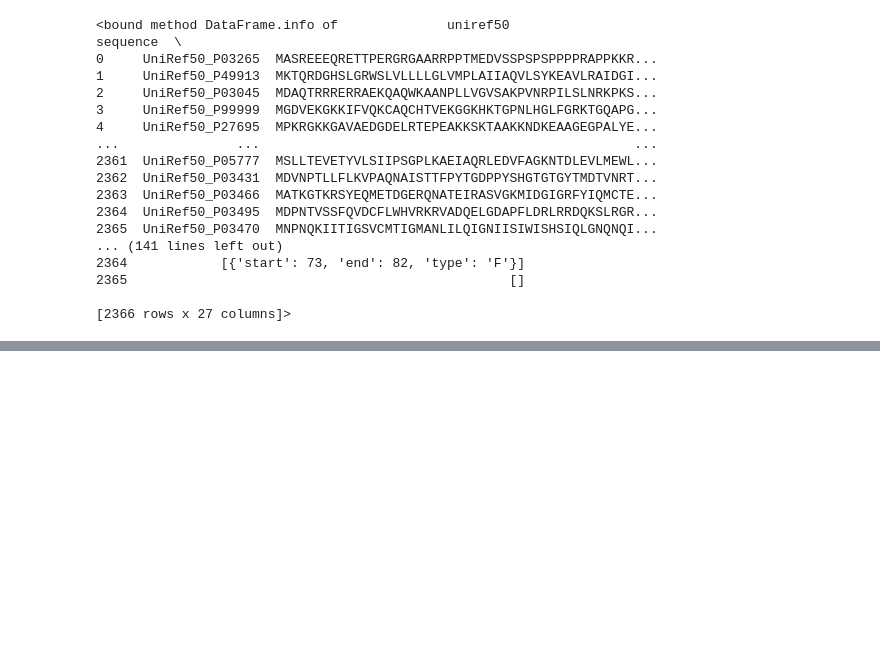
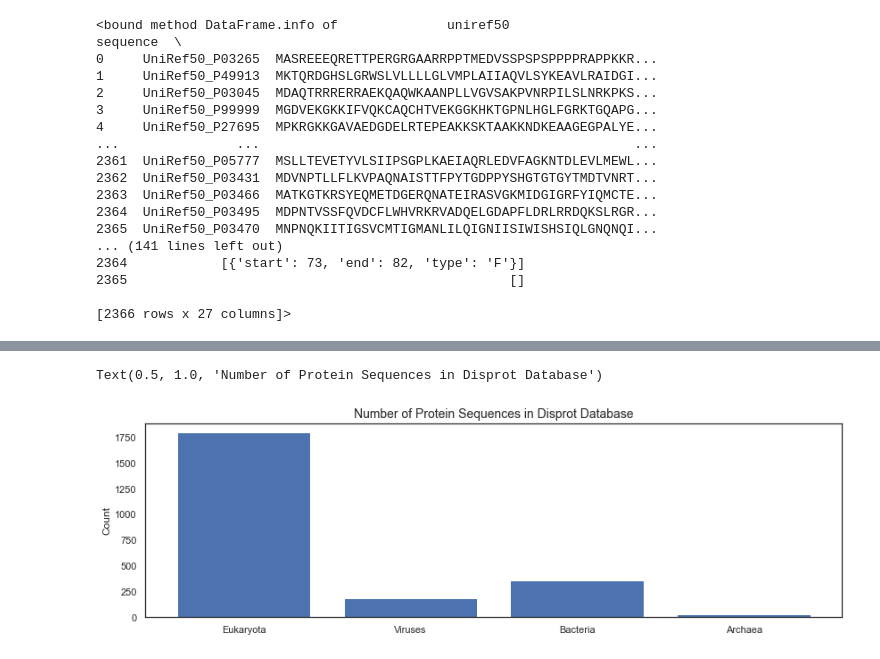
Before and after one commit to michellegarcia2000/p-rotein, a Jupyter notebook: json_p-ai.ipynb, the cells around one changed output, grey strips where cells are left out. Drawn from its saved outputs; the diff is of its cells as text; code cells hidden in the pictures; blank space fills up the shorter version.

```diff
--- a/json_p-ai.ipynb
+++ b/json_p-ai.ipynb
@@ -109,0 +99,7 @@ if True:
+# %%
+# fixing the value of lists
+def to_1D(series):
+ return pd.Series([x for _list in series for x in _list])
+# %%
+list_count_tax = to_1D(new_df["taxonomy"]).value_counts()
+list_count_tax
@@ -109,0 +119,7 @@ if True:
+# %%
+species_dict = {}
+species_dict["Eukaryota"] = list_count_tax.loc["Eukaryota"]
+species_dict["Viruses"] = list_count_tax.loc["Viruses"]
+species_dict["Bacteria"] = list_count_tax.loc["Bacteria"]
+species_dict["Archaea"] = list_count_tax.loc["Archaea"]
+species_dict
@@ -109,0 +158,9 @@ if True:
+# %%
+fig, ax = plt.subplots(figsize = (14,4))
+ax.bar(species_dict.keys(),
+        species_dict.values())
+ax.set_ylabel("Count", size = 12)
+ax.set_title("Number of Protein Sequences in Disprot Database", size = 14)
+# %% [output]
+Text(0.5, 1.0, 'Number of Protein Sequences in Disprot Database')
+[figure, added]
```
Also changed, not shown: parts of 13 cells of this notebook, 3 other files.
